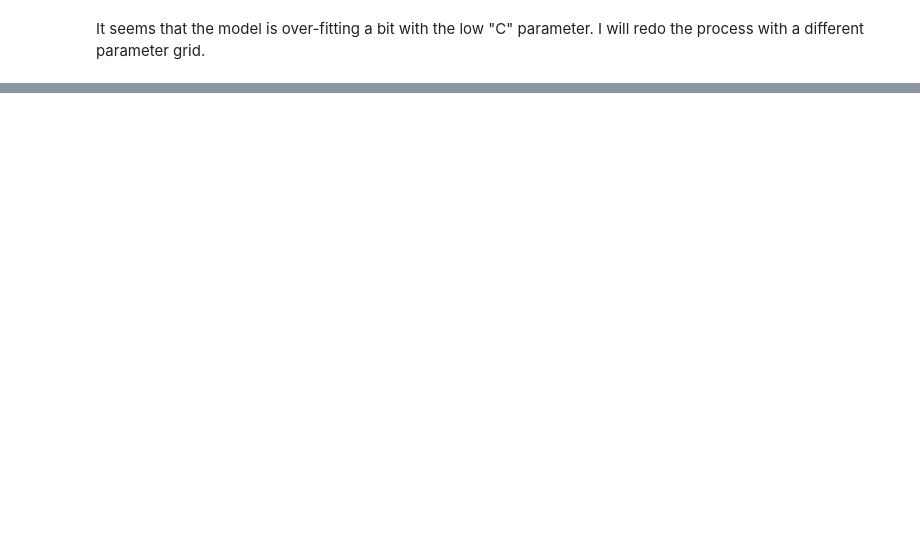
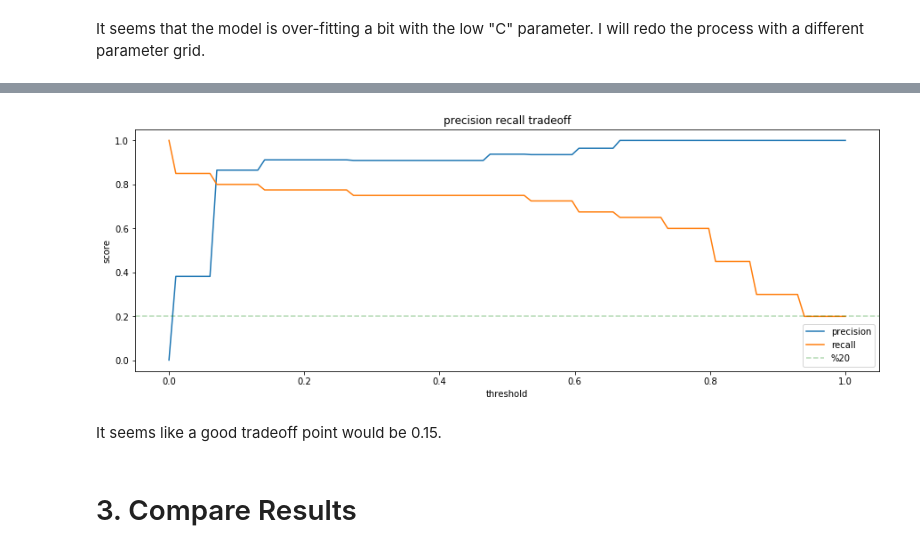
Before and after one commit to georgewillben/Credit-Card-Fraud, a Jupyter notebook: 6 Modeling.ipynb, the cells around one changed output, grey strips where cells are left out. Saved outputs shown, nothing was run; the diff lists cells and outputs as text; code cells hidden in the pictures; blank space fills up the shorter version.

```diff
--- a/6 Modeling.ipynb
+++ b/6 Modeling.ipynb
@@ -337,0 +481,12 @@ It seems like the best threshold would be around 0.6. This way I can reach my go
+# %%
+# instantiate K neighbors classifier
+clf = KNeighborsClassifier(n_neighbors=15)
+
+# fit
+clf.fit(data["original"]["X_train"], data["original"]["y_train"])
+
+# get predictions
+predictions = clf.predict(data["original"]["X_val"])
+
+# print classification report
+print(classification_report(data["original"]["y_val"], predictions))
@@ -337,0 +502,8 @@ It seems like the best threshold would be around 0.6. This way I can reach my go
+# %%
+precision_recall_tradeoff_plot(clf, "original")
+# %% [output]
+[figure, added]
+# %% [markdown]
+It seems like a good tradeoff point would be 0.15.
+# %% [markdown]
+# 3. Compare Results
```
Also changed, not shown: parts of 31 cells of this notebook.
